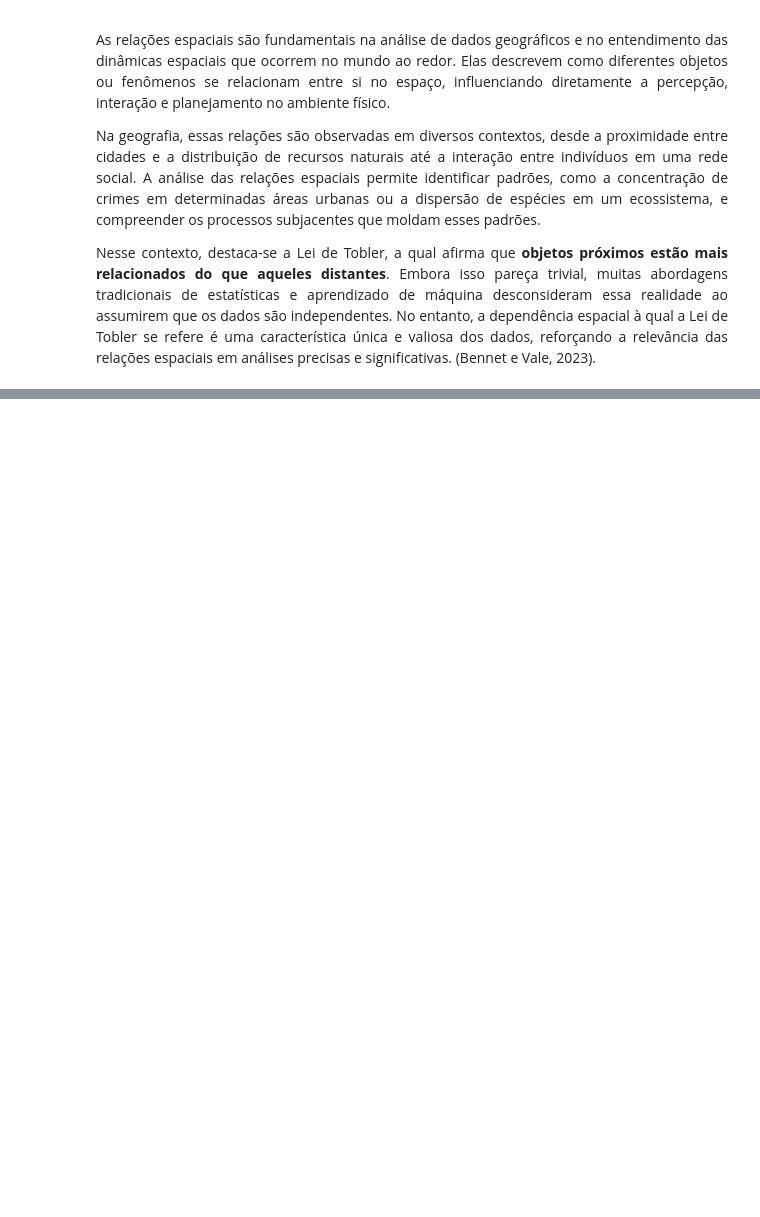
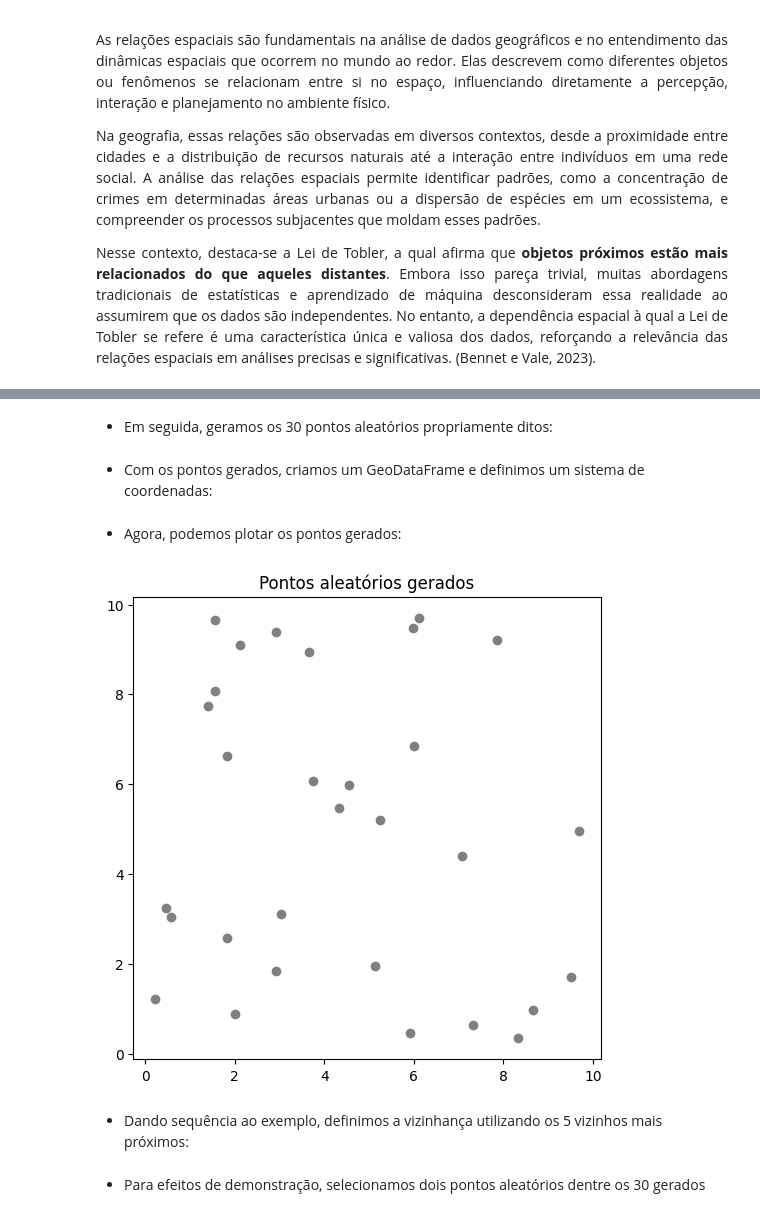
Before and after one commit to LambdaGeo/cdgeo, a Jupyter notebook: src/capitulo1.ipynb, the cells around one changed output, grey strips where cells are left out. Saved outputs shown, nothing was run; the diff lists cells and outputs as text; code cells hidden in the pictures; blank space fills up the shorter version.

Commit message:
Adicionando abordagem dos k-vizinhos mais próximos

```diff
--- a/src/capitulo1.ipynb
+++ b/src/capitulo1.ipynb
@@ -48,0 +75,35 @@
+# %%
+import numpy as np
+import random
+
+np.random.seed(42)
+num_points = 30
+x_coords = np.random.rand(num_points) * 10
+y_coords = np.random.rand(num_points) * 10
+# %% [markdown]
+
+* Em seguida, geramos os 30 pontos aleatórios propriamente ditos:
+# %%
+from shapely.geometry import Point
+
+points = [Point(x, y) for x, y in zip(x_coords, y_coords)]
+# %% [markdown]
+* Com os pontos gerados, criamos um GeoDataFrame e definimos um sistema de coordenadas:
+# %%
+import geopandas as gpd
+
+gdf = gpd.GeoDataFrame(geometry=points)
+gdf.crs = "EPSG:4326"
+# %% [markdown]
+* Agora, podemos plotar os pontos gerados:
+# %%
+import matplotlib.pyplot as plt
+
+fig, ax = plt.subplots(figsize=(10, 6))
+gdf.plot(ax=ax, color='grey')
+ax.set_title('Pontos aleatórios gerados')
+plt.show()
+# %% [output]
+[figure, added]
+# %% [markdown]
+* Dando sequência ao exemplo, definimos a vizinhança utilizando os 5 vizinhos mais próximos:
@@ -48,0 +117,2 @@
+# %% [markdown]
+* Para efeitos de demonstração, selecionamos dois pontos aleatórios dentre os 30 gerados
```
Also changed, not shown: parts of 8 cells of this notebook.
